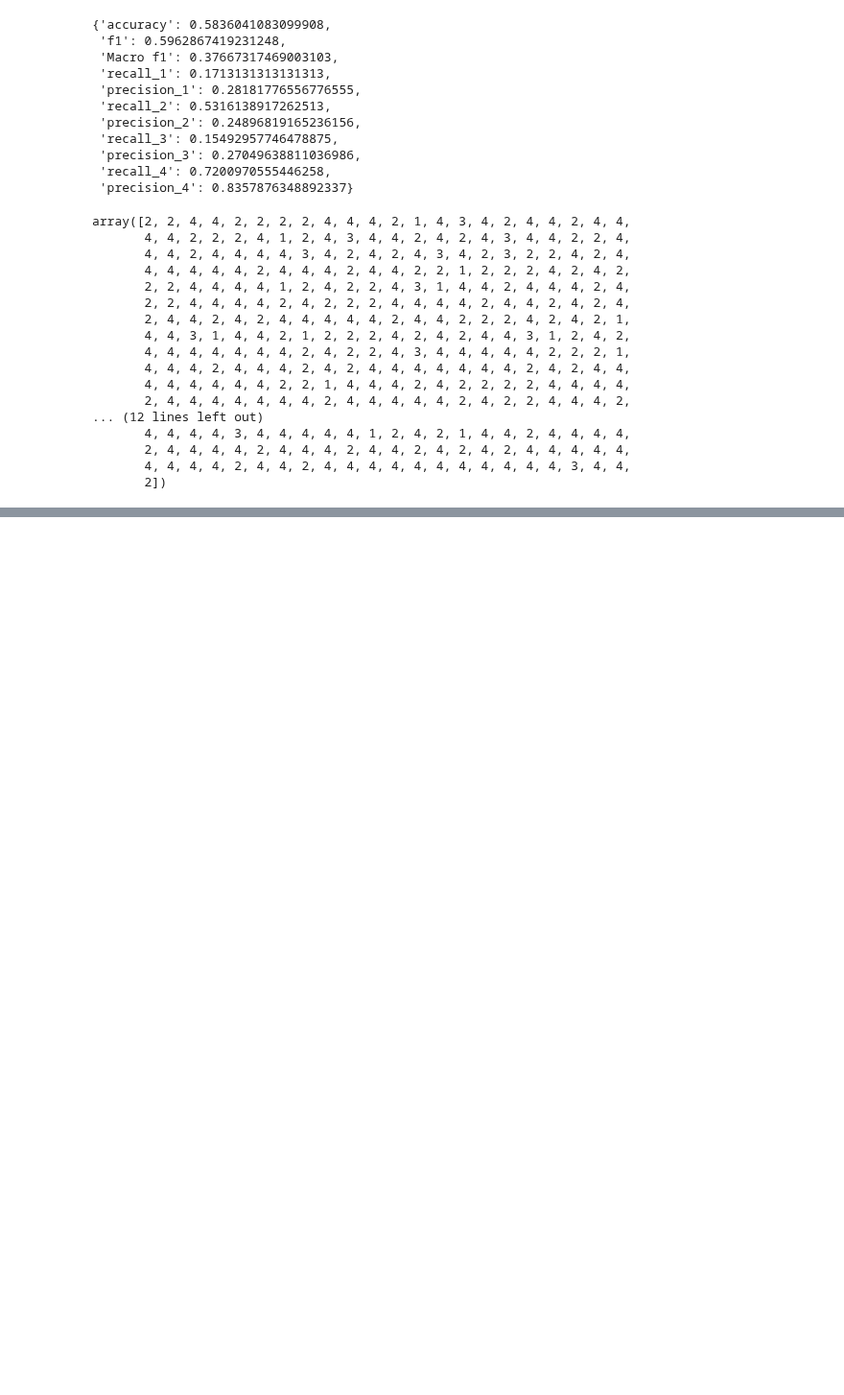
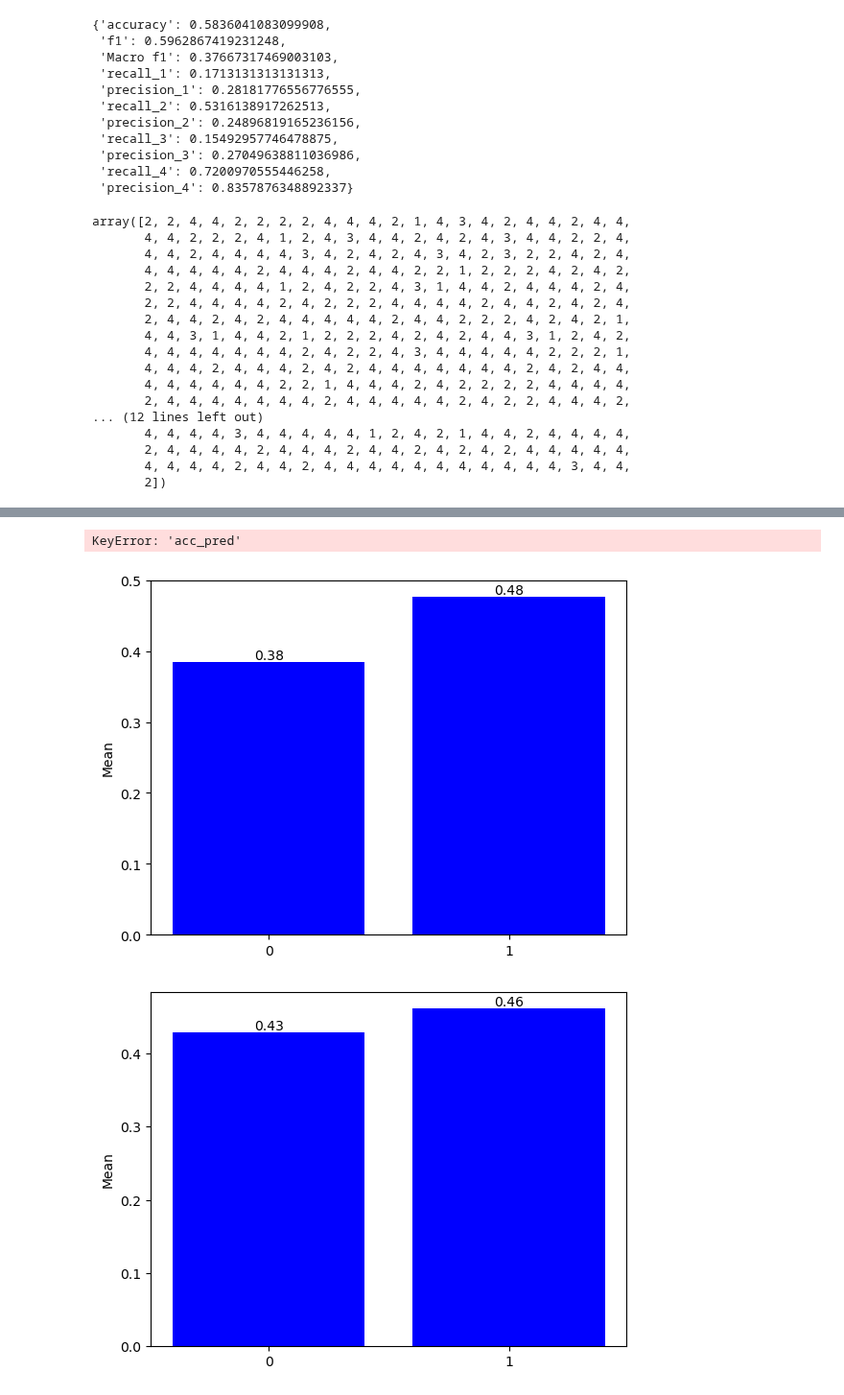
Before and after one commit to andrewjtdunn/Costa-Rican-Household-Poverty-Level-Prediction, a Jupyter notebook: best_model_evaluation.ipynb, the cells around one changed output, grey strips where cells are left out. Shown at 96% size. Cells and saved outputs as stored; diff of their text form; code cells hidden in the pictures; blank space fills up the shorter version.

Commit message:
add graphs

```diff
--- a/best_model_evaluation.ipynb
+++ b/best_model_evaluation.ipynb
@@ -86,3 +102,29 @@ test.reset_index()
 # %%
 df_pred = pd.merge(test, y_pred_df, left_index=True, right_index=True)
-df_pred.loc[: 'acc_pred'] = np.where('Target' == 'Target_pred', 1, 0)
+df_pred.loc[:, 'acc_pred'] = np.where(df_pred.loc[:, 'Target'] == df_pred.loc[:, 'Target_pred'], 1, 0)
+# %% [output]
+KeyError: 'acc_pred'
+# %%
+# Make some graphs
+graph_vars = ['female', 'tipovivi3', 'hh_has_marriage']
+sum_var = 'acc_pred'
+
+for graph_var in graph_vars:
+
+    x1 = df_pred.groupby(graph_var).mean().reset_index()
+
+    fig, ax = plt.subplots()
+
+    #ax.bar_label(graph_var, label_type='center')
+
+
+    bars = plt.bar(range(len(x1)), x1[sum_var], color="blue")
+    ax.bar_label(bars, fmt='%.2f')
+    plt.xticks(range(len(x1)), x1[graph_var])
+    #plt.errorbar(a, b, yerr=c, fmt="o", color="r")
+    plt.ylabel('Mean')
+
+    plt.show()
+# %% [output]
+[figure, added]
+[figure, added]
```
Also changed, not shown: parts of 4 cells of this notebook.
